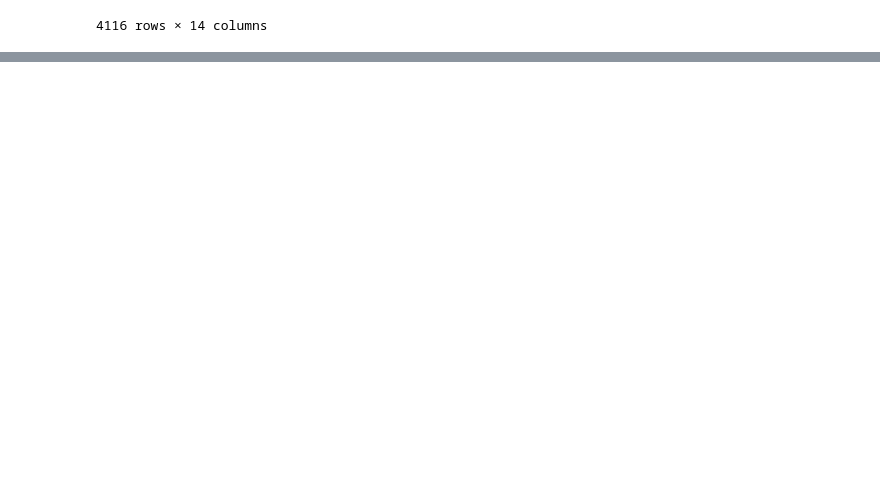
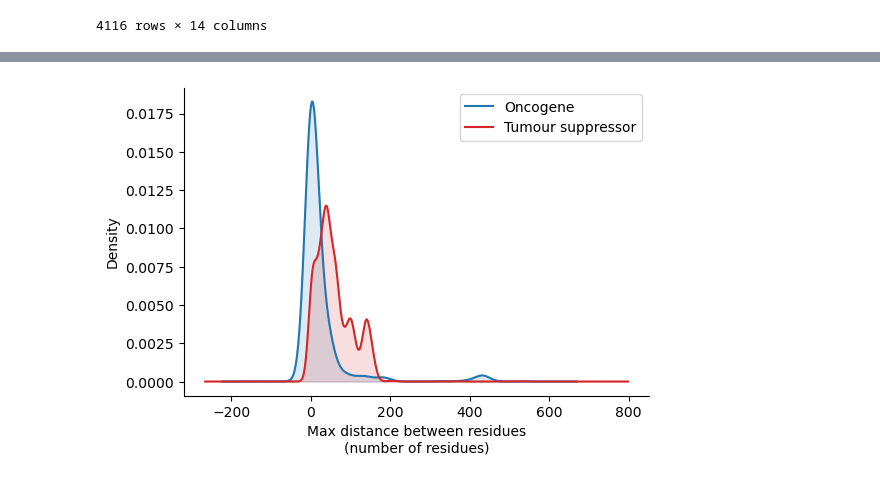
Before and after one commit to bbglab/oncodrive3d_paper, a Jupyter notebook: review_01/distance_analysis/distance_analysis.ipynb, the cells around one changed output, grey strips where cells are left out. Saved outputs shown, nothing was run; the diff lists cells and outputs as text; code cells hidden in the pictures; blank space fills up the shorter version.

```diff
--- a/review_01/distance_analysis/distance_analysis.ipynb
+++ b/review_01/distance_analysis/distance_analysis.ipynb
@@ -302,3 +302,9 @@ df_res
 | 4114 | OTHER_WXS_NPC_NATCOM2017 | ZNF91 | 353 | 20 | 0.330115 | 4.545938 | 0.00001 | 0 | 1.0 | 1 | ... |
 | 4115 | OTHER_WXS_NPC_NATCOM2017 | ZNF93 | 533 | 14 | 0.364504 | 3.283516 | 0.00001 | 0 | 1.0 | 1 | ... |
 4116 rows × 14 columns
+# %%
+df_distance = df_res[["Gene", "Gene_action", "Pos", "Contacts", "Max_distance"]]
+df_distance["Gene_action"] = df_distance.Gene_action.fillna("Not annotated")
+df_distance = df_distance[df_distance["Gene_action"] != "Ambiguous"].reset_index(drop=True)
+df_distance = df_distance[df_distance["Gene_action"] != "Not annotated"].reset_index(drop=True)
+df_distance
@@ -304,0 +330,27 @@ df_res
+# %%
+import pandas as pd
+
+palette = {'Oncogene': 'C10', 'Tumour suppressor': 'C3', "Ambiguous" : "#ff6afe", 'Not annotated': 'darkgray'}
+
+# Plot density distributions grouped by Gene_action
+fig, ax = plt.subplots(figsize=(6, 4))
+for name, group in df_distance.groupby('Gene_action'):
+    distances = group['Max_distance']
+    color = palette.get(name, 'black')
+    if len(distances) > 1:
+        distances.plot.kde(ax=ax, label=name, color=color)
+        line = ax.get_lines()[-1]
+        x, y = line.get_xdata(), line.get_ydata()
+        ax.fill_between(x, y, color=color, alpha=0.15)
+    else:
+        ax.axvline(distances.iloc[0], linestyle='--', label=f"{name} (single)")
+
+ax.set_xlabel('Max distance between residues\n(number of residues)')
+ax.set_ylabel('Density')
+ax.legend()
+ax.spines['top'].set_visible(False)
+ax.spines['right'].set_visible(False)
+
+plt.show()
+# %% [output]
+[figure, added]
```
Also changed, not shown: parts of 23 cells of this notebook, 5 other files.
